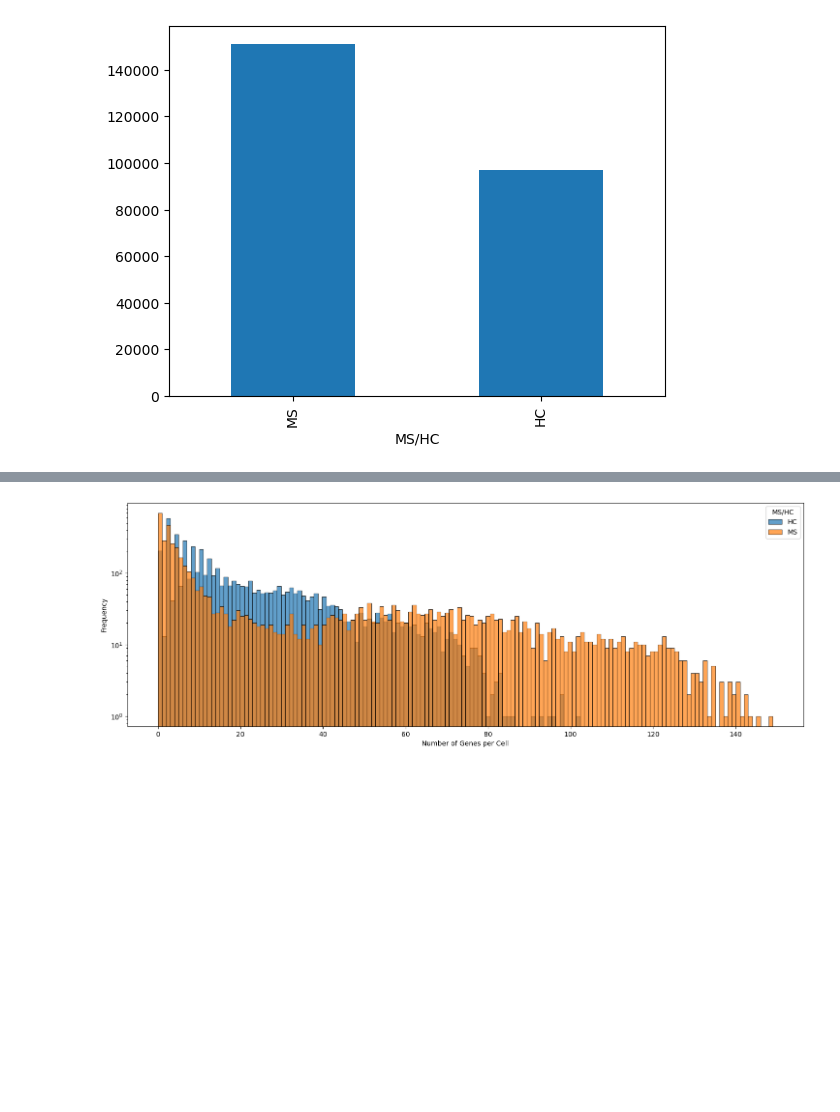
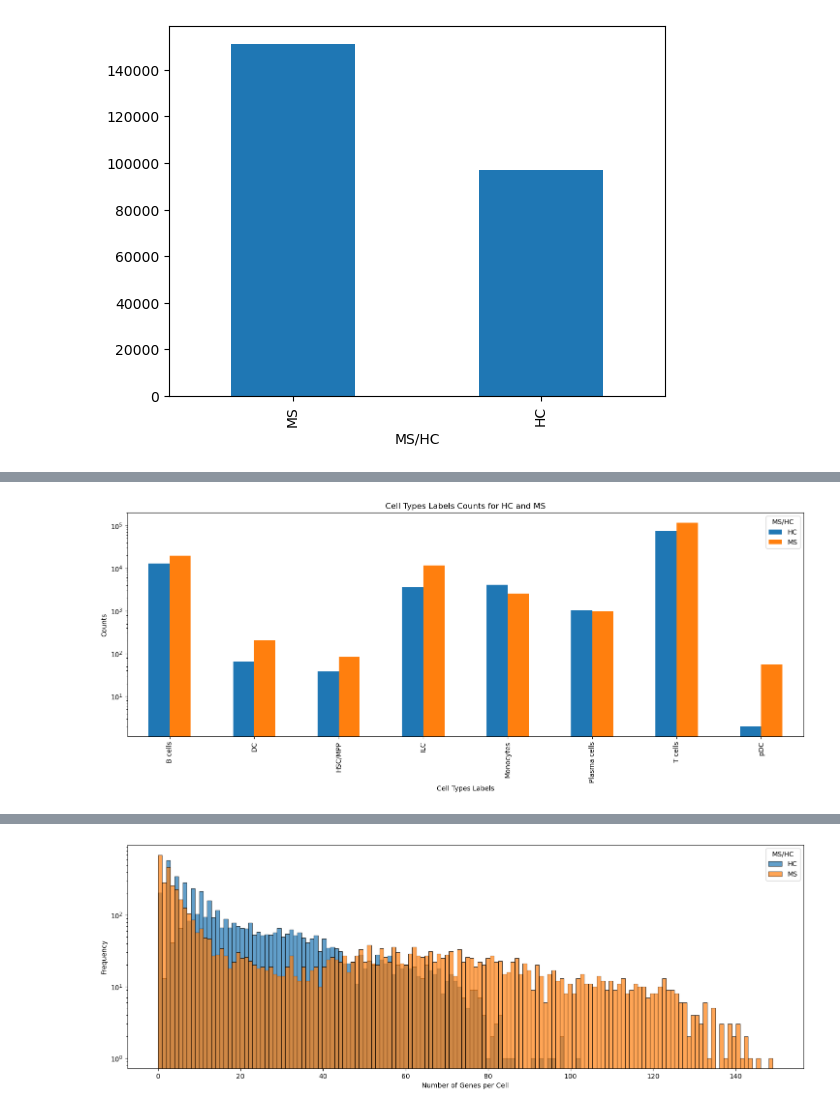
Before and after one commit to multi-omics-integration-for-MS/multi-omics-integration, a Jupyter notebook: 13_EDA_transcriptomic_dataset.ipynb, the cells around one changed output, grey strips where cells are left out. Drawn from its saved outputs; the diff is of its cells as text; code cells hidden in the pictures; blank space fills up the shorter version.

Commit message:
diff expression analysis per cell types

```diff
--- a/13_EDA_transcriptomic_dataset.ipynb
+++ b/13_EDA_transcriptomic_dataset.ipynb
@@ -162,0 +163,15 @@ plt.show()
+# %%
+cells_not_expressed = ['Megakaryocytes/platelets', 'Megakaryocyte precursor',
+    'Double-positive thymocytes', 'Cycling cells', 'Mast cells', 'Double-negative thymocytes',
+    'Epithelial cells', 'B-cell lineage', 'MN', 'ETP', 'MNP', 'Macrophages']
+# %%
+grouped_counts = adata[~adata.obs['cell_types_labels'].isin(cells_not_expressed)].obs.groupby([
+    'cell_types_labels', 'MS/HC']).size().unstack(fill_value=0)
+
+grouped_counts.plot(kind='bar', stacked=False, logy=True, figsize=(18, 6))
+plt.title('Cell Types Labels Counts for HC and MS')
+plt.xlabel('Cell Types Labels')
+plt.ylabel('Counts')
+plt.show()
+# %% [output]
+[figure, added]
```
Also changed, not shown: parts of 5 cells of this notebook, 3 other files.
